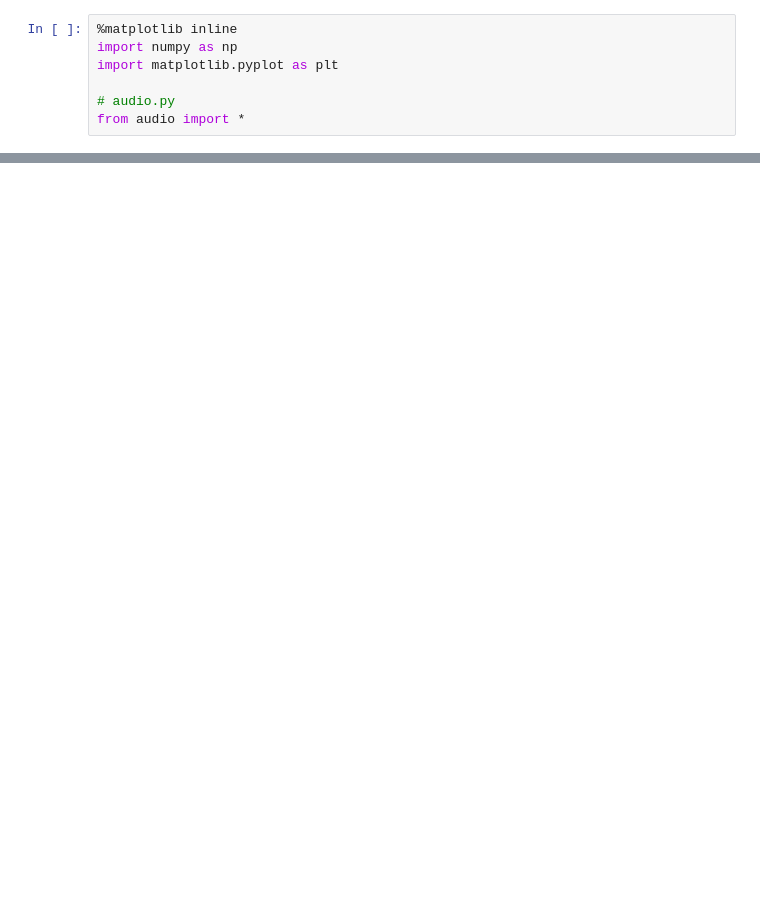
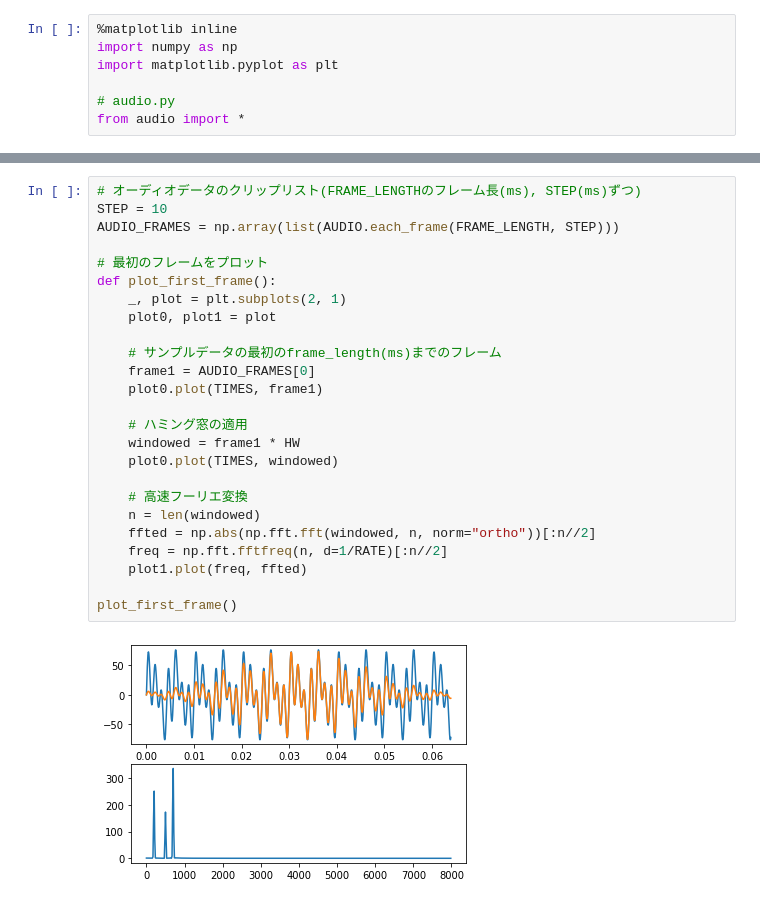
Before and after one commit to conf8o/python-audio-study, a Jupyter notebook: 2020-12-10/stft/短時間フーリエ変換のためのコード.ipynb, the cells around one changed output, grey strips where cells are left out. Cells and saved outputs as stored; diff of their text form; blank space fills up the shorter version.

```diff
--- a/2020-12-10/stft/短時間フーリエ変換のためのコード.ipynb
+++ b/2020-12-10/stft/短時間フーリエ変換のためのコード.ipynb
@@ -57 +54,28 @@ plt.plot(times, windowed)
+# %%
+# オーディオデータのクリップリスト(FRAME_LENGTHのフレーム長(ms), STEP(ms)ずつ)
+STEP = 10
+AUDIO_FRAMES = np.array(list(AUDIO.each_frame(FRAME_LENGTH, STEP)))
+
+# 最初のフレームをプロット
+def plot_first_frame():
+    _, plot = plt.subplots(2, 1)
+    plot0, plot1 = plot
+
+    # サンプルデータの最初のframe_length(ms)までのフレーム
+    frame1 = AUDIO_FRAMES[0]
+    plot0.plot(TIMES, frame1)
+
+    # ハミング窓の適用
+    windowed = frame1 * HW
+    plot0.plot(TIMES, windowed)
+
+    # 高速フーリエ変換
+    n = len(windowed)
+    ffted = np.abs(np.fft.fft(windowed, n, norm="ortho"))[:n//2]
+    freq = np.fft.fftfreq(n, d=1/RATE)[:n//2]
+    plot1.plot(freq, ffted)
+
+plot_first_frame()
+# %% [output]
+[figure, added]
 # %%
```
Also changed, not shown: parts of 8 cells of this notebook, 1 other file.
